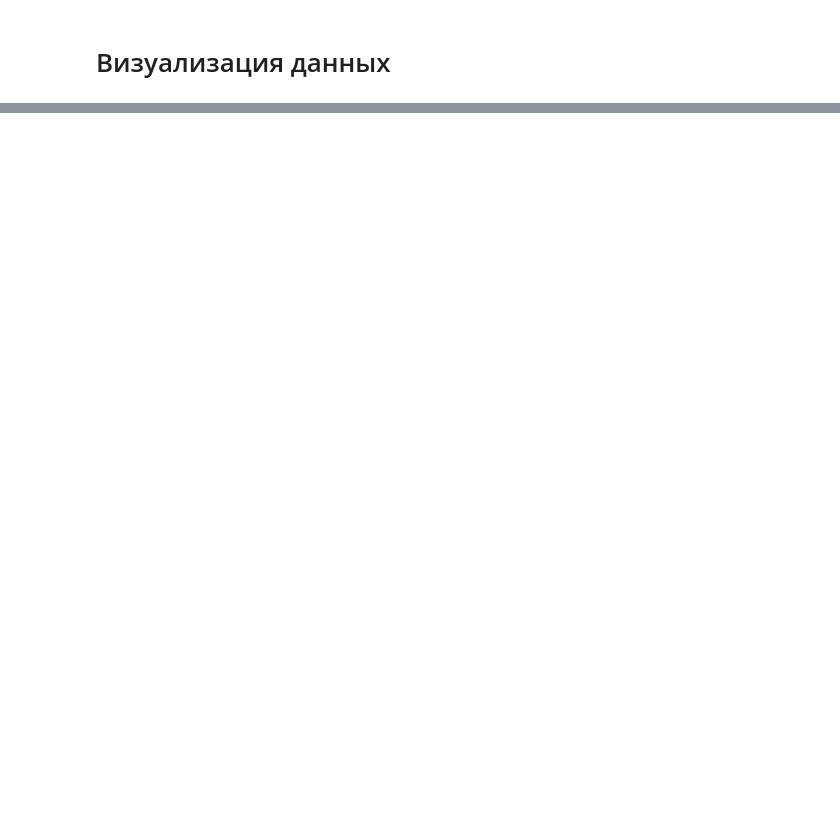
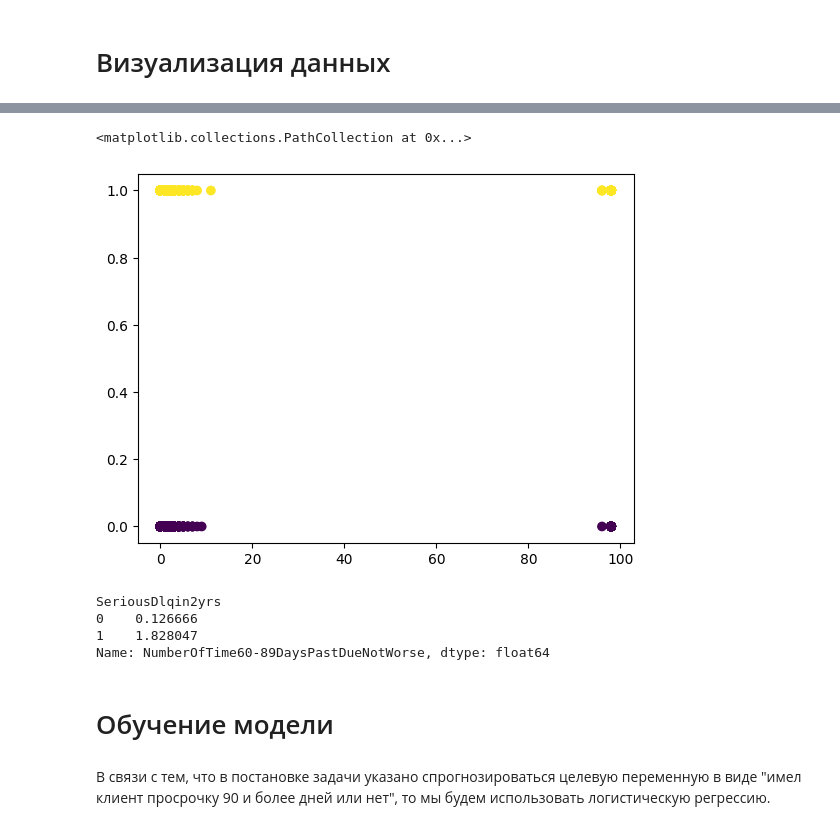
Before and after one commit to ErikLens/CrScoringMay2023, a Jupyter notebook: CrScoring_team5_Ed.ipynb, the cells around one changed output, grey strips where cells are left out. Cells and saved outputs as stored; diff of their text form; code cells hidden in the pictures; blank space fills up the shorter version.

```diff
--- a/CrScoring_team5_Ed.ipynb
+++ b/CrScoring_team5_Ed.ipynb
@@ -552,0 +579,12 @@ plt.plot(uniq_age,age_count)
+# %%
+plt.scatter(data['NumberOfTime60-89DaysPastDueNotWorse'], data['SeriousDlqin2yrs'], c=data['SeriousDlqin2yrs'])
+# %% [output]
+<matplotlib.collections.PathCollection at 0x...>
+[figure, added]
+# %%
+data.groupby('SeriousDlqin2yrs')['NumberOfTime60-89DaysPastDueNotWorse'].mean()
+# %% [output]
+SeriousDlqin2yrs
+0    0.126666
+1    1.828047
+Name: NumberOfTime60-89DaysPastDueNotWorse, dtype: float64
@@ -552,0 +594,2 @@ plt.plot(uniq_age,age_count)
+# %% [markdown]
+# Обучение модели
@@ -552,0 +600,2 @@ plt.plot(uniq_age,age_count)
+# %% [markdown]
+В связи с тем, что в постановке задачи указано спрогнозироваться целевую переменную в виде "имел клиент просрочку 90 и более дней или нет", то мы будем использовать логистическую регрессию.
```
Also changed, not shown: parts of 26 cells of this notebook.
